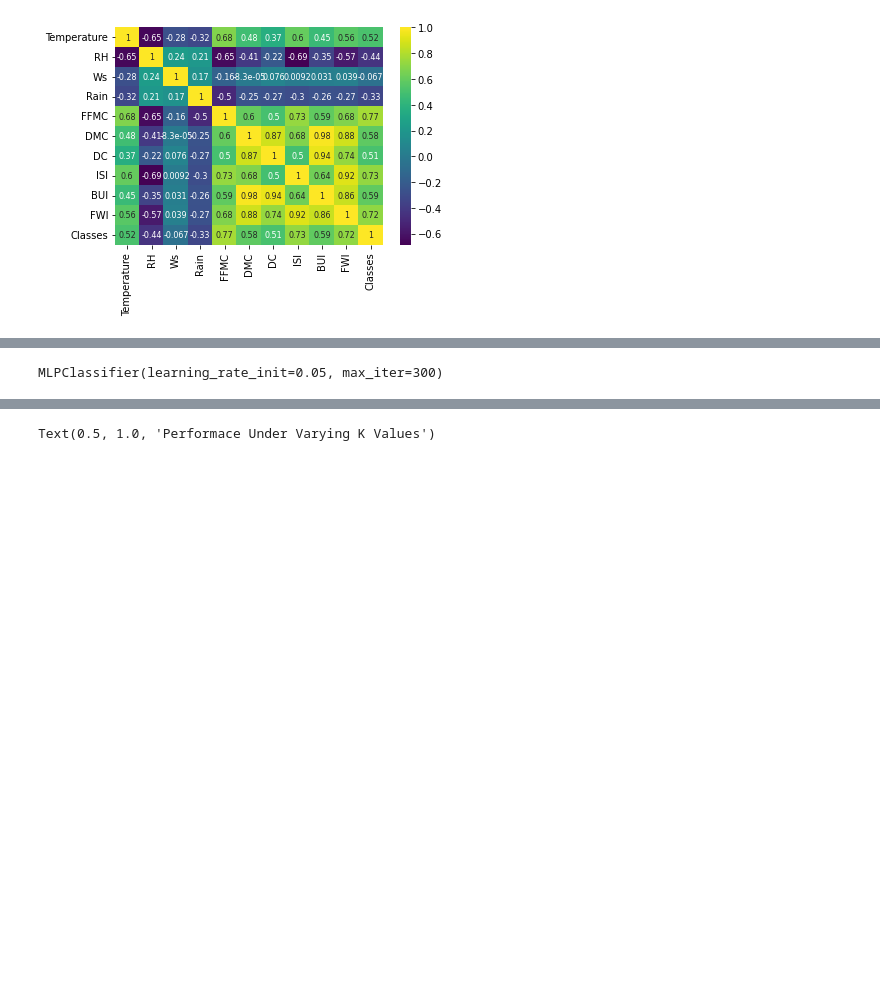
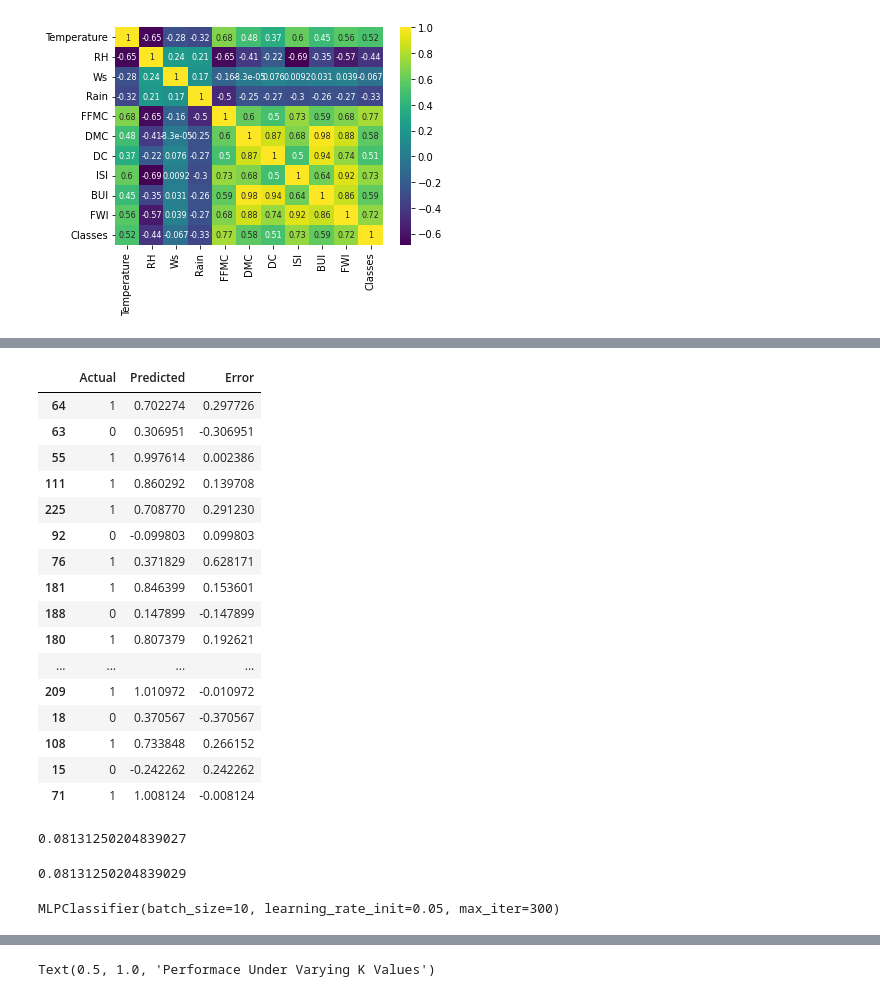
Before and after one commit to farhanalmoza/semester4, a Jupyter notebook: KCB/Final Project/tugas2/klasifikasi_aff.ipynb, the cells around one changed output, grey strips where cells are left out. Drawn from its saved outputs; the diff is of its cells as text; code cells hidden in the pictures; blank space fills up the shorter version.

```diff
--- a/KCB/Final Project/tugas2/klasifikasi_aff.ipynb
+++ b/KCB/Final Project/tugas2/klasifikasi_aff.ipynb
@@ -116,3 +124,11 @@ sns.heatmap(df.corr(), annot=True, cmap='viridis', annot_kws={'size': 8})
 features = df.drop('Classes', axis=1, inplace=False)
 label = df['Classes']
 X_train, X_test, y_train, y_test = ms.train_test_split(features, label, test_size=0.2, random_state=0)
+# %%
+# linear regression model
+linear_reg = LinearRegression()
+# fit data
+linear_reg.fit(X_train, y_train)
+# predik data
+y_pred = linear_reg.predict(X_test)
+df_predict = pd.DataFrame({'Actual': y_test, 'Predicted': y_pred})
@@ -119,9 +155,40 @@ X_train, X_test, y_train, y_test = ms.train_test_split(features, label, test_siz
+# %%
+df_predict['Error'] = df_predict['Actual'] - df_predict['Predicted']
+# %%
+df_predict
+# %% [output]
+|  | Actual | Predicted | Error |
+| 64 | 1 | 0.702274 | 0.297726 |
+| 63 | 0 | 0.306951 | -0.306951 |
+| 55 | 1 | 0.997614 | 0.002386 |
+| 111 | 1 | 0.860292 | 0.139708 |
+| 225 | 1 | 0.708770 | 0.291230 |
+| 92 | 0 | -0.099803 | 0.099803 |
+| 76 | 1 | 0.371829 | 0.628171 |
+| 181 | 1 | 0.846399 | 0.153601 |
+| 188 | 0 | 0.147899 | -0.147899 |
+| 180 | 1 | 0.807379 | 0.192621 |
+| ... | ... | ... | ... |
+| 209 | 1 | 1.010972 | -0.010972 |
+| 18 | 0 | 0.370567 | -0.370567 |
+| 108 | 1 | 0.733848 | 0.266152 |
+| 15 | 0 | -0.242262 | 0.242262 |
+| 71 | 1 | 1.008124 | -0.008124 |
+# %%
+np.dot(df_predict['Error'], df_predict['Error']) * (1/len(df_predict))
+# %% [output]
+0.08131250204839027
+# %%
+mean_squared_error(df_predict['Actual'], df_predict['Predicted'])
+# %% [output]
+0.08131250204839029
 # %%
 # learning rate 0.5
-clf = MLPClassifier(learning_rate_init=0.05, max_iter=300)
+# menggunakan mlp
+clf = MLPClassifier(learning_rate_init=0.05, max_iter=300, batch_size=10)
 clf.fit(X_train, y_train)
 # %% [output]
-MLPClassifier(learning_rate_init=0.05, max_iter=300)
+MLPClassifier(batch_size=10, learning_rate_init=0.05, max_iter=300)
 # %%
 y_prediksi = clf.predict(X_test)
 accuracy = met.accuracy_score(y_test, y_prediksi)
```
Also changed, not shown: parts of 3 cells of this notebook, 7 other files.
